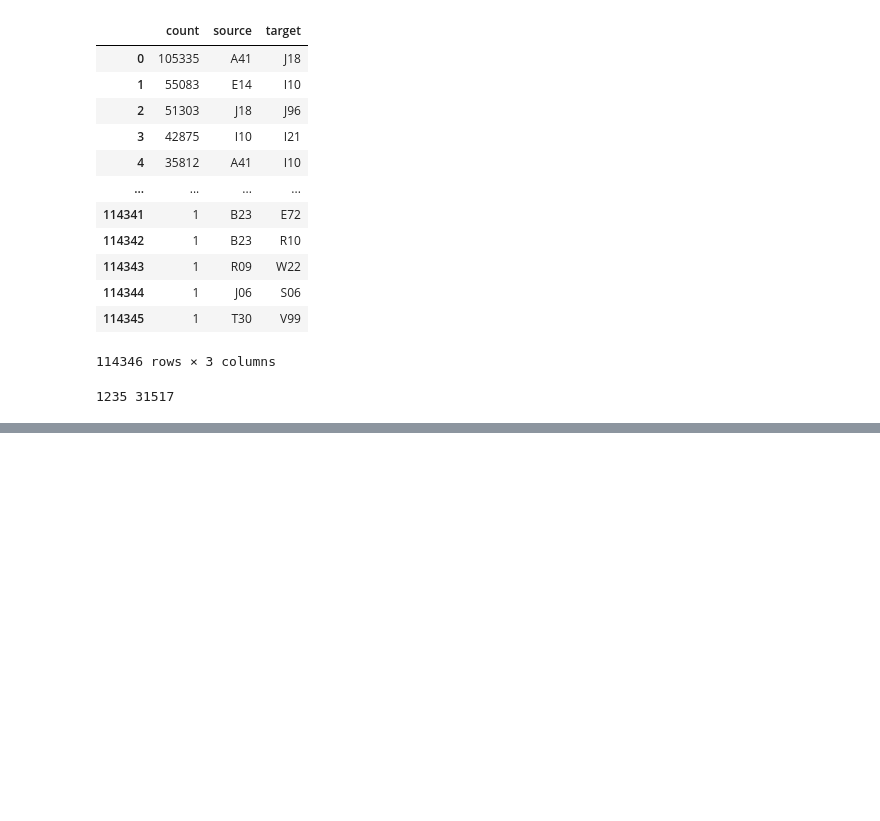
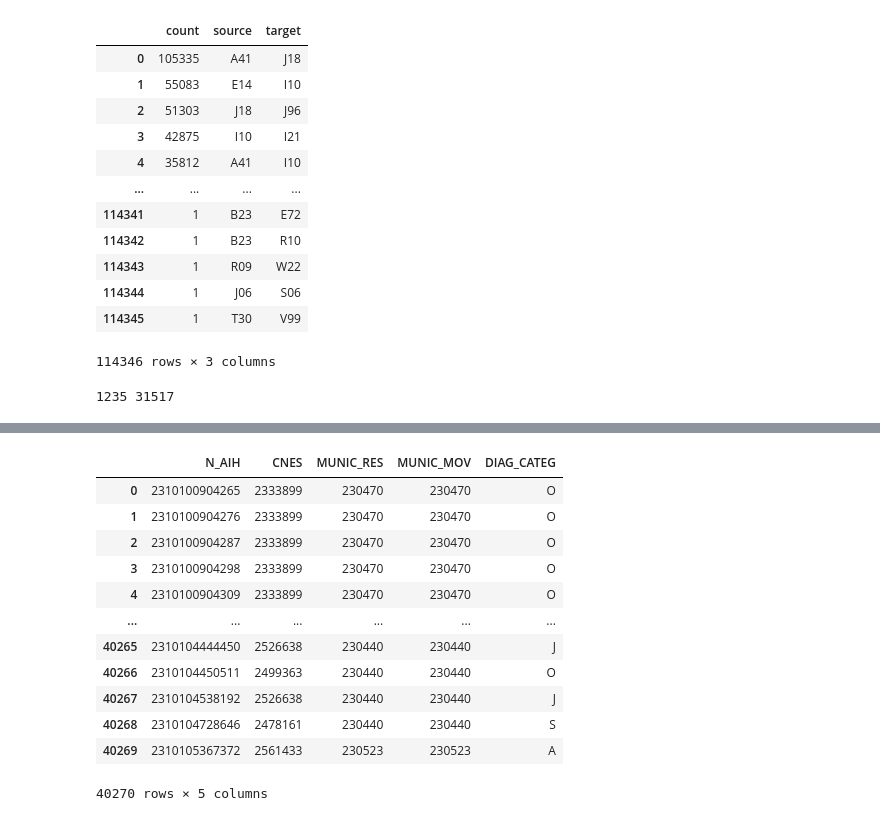
Before and after one commit to humbertocarmona/pyopensus, a Jupyter notebook: notebooks/preliminar.ipynb, the cells around one changed output, grey strips where cells are left out. Cells and saved outputs as stored; diff of their text form; code cells hidden in the pictures; blank space fills up the shorter version.

```diff
--- a/notebooks/preliminar.ipynb
+++ b/notebooks/preliminar.ipynb
@@ -217,0 +283,20 @@ print(graph.number_of_nodes(), graph.number_of_edges())
+# %%
+start_date, final_date = dt.datetime(2010,1,1), dt.datetime(2010,2,1)
+
+df = select_period_aih(engine, start_date, final_date, diag_level=1)
+# %%
+df
+# %% [output]
+|  | N_AIH | CNES | MUNIC_RES | MUNIC_MOV | DIAG_CATEG |
+| 0 | 2310100904265 | 2333899 | 230470 | 230470 | O |
+| 1 | 2310100904276 | 2333899 | 230470 | 230470 | O |
+| 2 | 2310100904287 | 2333899 | 230470 | 230470 | O |
+| 3 | 2310100904298 | 2333899 | 230470 | 230470 | O |
+| 4 | 2310100904309 | 2333899 | 230470 | 230470 | O |
+| ... | ... | ... | ... | ... | ... |
+| 40265 | 2310104444450 | 2526638 | 230440 | 230440 | J |
+| 40266 | 2310104450511 | 2499363 | 230440 | 230440 | O |
+| 40267 | 2310104538192 | 2526638 | 230440 | 230440 | J |
+| 40268 | 2310104728646 | 2478161 | 230440 | 230440 | S |
+| 40269 | 2310105367372 | 2561433 | 230523 | 230523 | A |
+40270 rows × 5 columns
```
Also changed, not shown: parts of 19 cells of this notebook, 4 other files.
